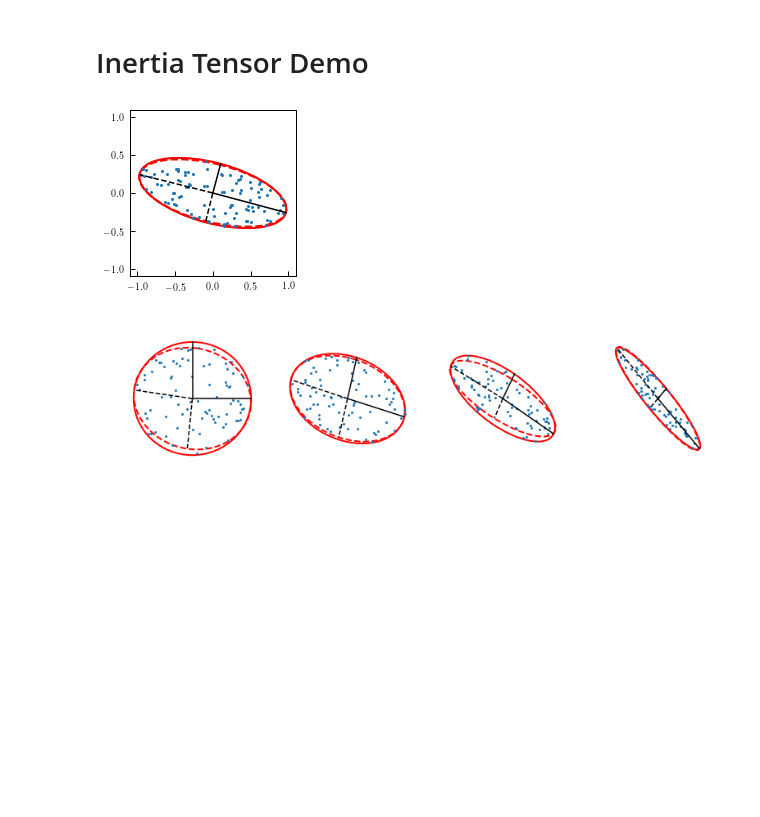
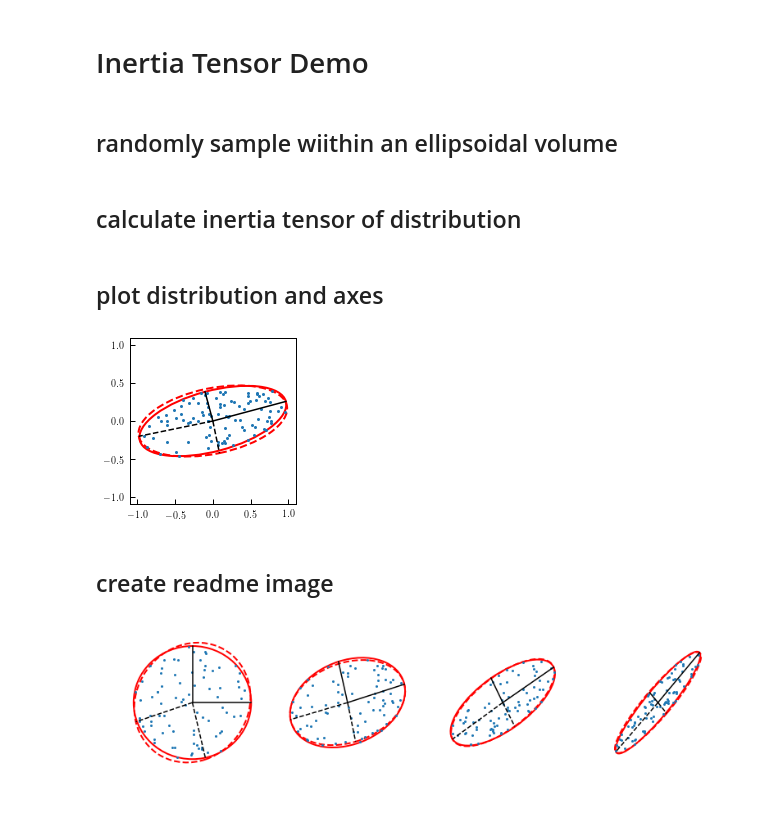
Before and after one commit to duncandc/inertia_tensors, a Jupyter notebook: notebooks/demo.ipynb, the cells around one changed output. Saved outputs shown, nothing was run; the diff lists cells and outputs as text; code cells hidden in the pictures; blank space fills up the shorter version.

Commit message:
required update because rotations package has changed

```diff
--- a/notebooks/demo.ipynb
+++ b/notebooks/demo.ipynb
@@ -3,3 +6,5 @@ from inertia_tensors.inertia_tensors import inertia_tensors
 # %% [markdown]
 # Inertia Tensor Demo
+# %% [markdown]
+## randomly sample wiithin an ellipsoidal volume
 # %%
@@ -18,25 +26,32 @@ ux = np.array([[1.0,0.0]])
 uy = np.array([[0.0,1.0]])
 e1_0 = rotate_vector_collection(rot,ux)[0]
 e2_0 = rotate_vector_collection(rot,uy)[0]
+# %% [markdown]
+## calculate inertia tensor of distribution
 # %%
-from rotations.vector_utilities import angles_between_list_of_vectors
-
+from inertia_tensors.inertia_tensors import inertia_tensors
 I = inertia_tensors(coords)
 evals, evecs = np.linalg.eigh(I)
 evals = evals/np.max(evals)
 
+# major and minor axis
 a = np.sqrt(evals[0,1])
 b = np.sqrt(evals[0,0])
 
+# misalignment with cartesian axes
 e1 = evecs[0,1,:]
 e2 = evecs[0,0,:]
 
+from rotations.vector_utilities import angles_between_list_of_vectors
 misalignment_angle = np.degrees(angles_between_list_of_vectors(ux,e1))
+misalignment_angle = np.minimum(misalignment_angle,180-misalignment_angle)
+# %% [markdown]
+## plot distribution and axes
 # %%
 from matplotlib.collections import PatchCollection
 from matplotlib.patches import Ellipse
 
-ellipse_0 = Ellipse([0,0], a0*2, b0*2, angle=180-theta_0,
+ellipse_0 = Ellipse([0,0], a0*2, b0*2, angle=theta_0,
                     edgecolor='red', lw=2, facecolor='none', linestyle='-')
 
 ellipse_1 = Ellipse([0,0], a*2, b*2, angle=misalignment_angle,
@@ -60,10 +75,10 @@ plt.xlim([-1.1,1.1])
 plt.ylim([-1.1,1.1])
 plt.show()
 # %% [output]
-[figure, old version]
+[figure, new version]
+# %% [markdown]
+## create readme image
 # %%
-# the image in the readme is produced below
-
 def f(ax, a0, b0, theta_0, n):
 
     coords = sample_ellipsoidal_volume(n, [a0, b0])
@@ -86,8 +101,9 @@ def f(ax, a0, b0, theta_0, n):
     e2 = evecs[0,0,:]
 
     misalignment_angle = np.degrees(angles_between_list_of_vectors(ux,e1))
+    misalignment_angle = np.minimum(misalignment_angle,180-misalignment_angle)
 
-    ellipse_0 = Ellipse([0,0], a0*2, b0*2, angle=180-theta_0,
+    ellipse_0 = Ellipse([0,0], a0*2, b0*2, angle=theta_0,
                     edgecolor='red', lw=2, facecolor='none', linestyle='-')
 
     ellipse_1 = Ellipse([0,0], a*2, b*2, angle=misalignment_angle,
@@ -97,33 +113,33 @@ def f(ax, a0, b0, theta_0, n):
     ax.add_artist(ellipse_0)
     ax.add_artist(ellipse_1)
 
     # principle axis
     ax.plot([0,e1_0[0]*a0], [0,e1_0[1]*a0], '-', color='black')
     ax.plot([0,e2_0[0]*b0], [0,e2_0[1]*b0], '-', color='black')
 
     # principle axis
     ax.plot([0,e1[0]*a], [0,e1[1]*a], '--', color='black')
     ax.plot([0,e2[0]*b], [0,e2[1]*b], '--', color='black')
 
     ax.set_xlim([-1.1,1.1])
     ax.set_ylim([-1.1,1.1])
 
     ax.set_axis_off()
 
-plt.show()
-
 fig, ax = plt.subplots(1,4, figsize=(2.8*4,3.3))
 fig.subplots_adjust(left=0.05, right=0.95, bottom=0.1, top=0.9)
 
 a = [1,1,1,1]
 b = [0.8,0.6,0.4,0.2]
 theta = [0,15,30,45]
 
+np.random.seed(42)
+
 for i in range(4):
     f(ax[i], a[i], b[i], theta[i], 80)
 
 plt.show()
 
 fig.savefig('./ellipses_plot.png', dpi=250)
 # %% [output]
-[figure, old version]
+[figure, new version]
```
Also changed, not shown: parts of 3 cells of this notebook, 1 other file.
